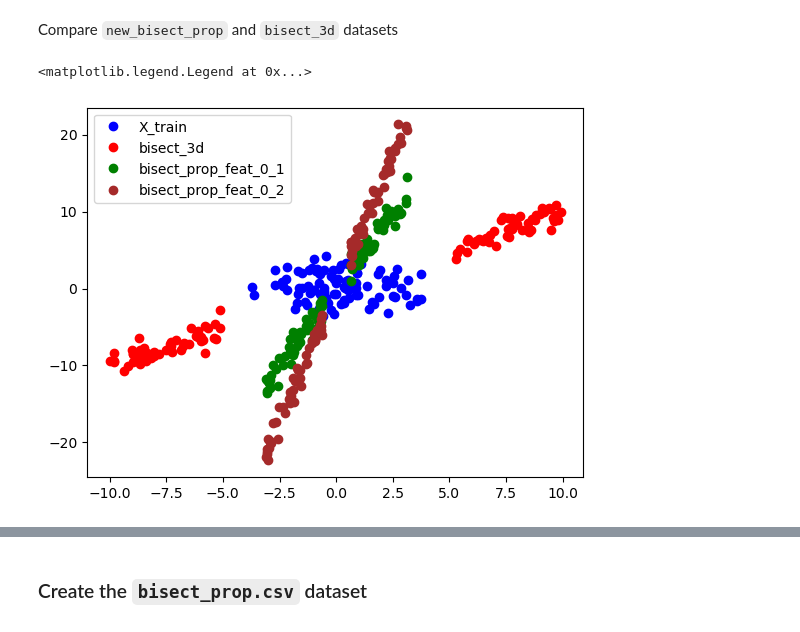
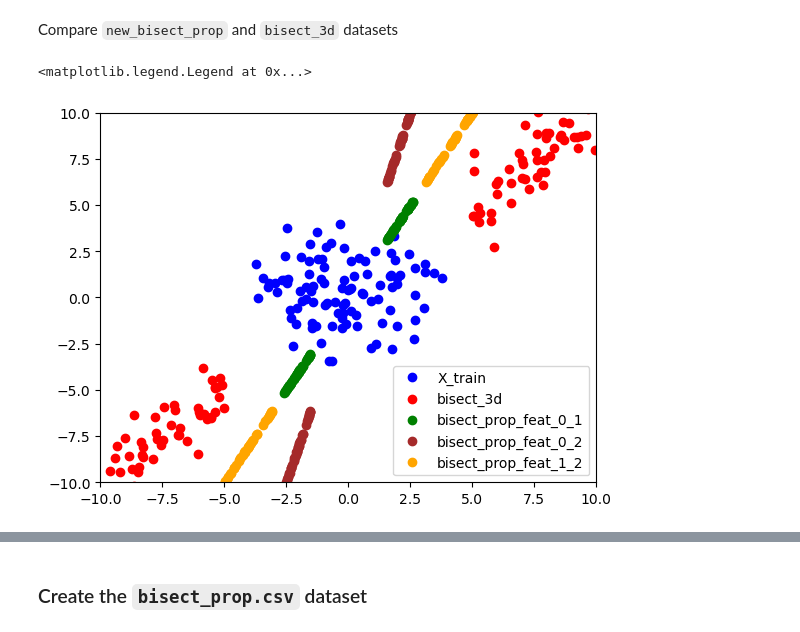
Before and after one commit to alessioarcudi/ExIFFI, a Jupyter notebook: notebooks/synthetic_datasets.ipynb, the cells around one changed output, grey strips where cells are left out. Cells and saved outputs as stored; diff of their text form; code cells hidden in the pictures.

```diff
--- a/notebooks/synthetic_datasets.ipynb
+++ b/notebooks/synthetic_datasets.ipynb
@@ -362,9 +362,9 @@ def new_bisect_prop(size,d,v,dim=6):
     data=np.zeros(shape=(size,dim))
     x=np.random.uniform(0,5,size=size)
     u=v/np.linalg.norm(v)
-    data[:,0] = d*u[0]+x*v[0]
-    data[:,1] = d*u[1]+x*v[1] + np.random.normal(0,1,size=size)
-    data[:,2] = d*u[2]+x*v[2] + np.random.normal(0,1,size=size)
+    data[:,0] = d*u[0]+x*u[0]
+    data[:,1] = d*u[1]+x*u[1]
+    data[:,2] = d*u[2]+x*u[2]
 
     for i in range(3,dim):
         data[:,i]=np.random.normal(0,1,size=size)
@@ -403,16 +403,19 @@ Compare `new_bisect_prop` and `bisect_3d` datasets
 # %%
 X_train=np.array(generate_random_points_in_ball(100,6,5))
 X_bisect_3d=np.row_stack((bisect(50,5,10,3),bisect(50,-10,-5,3)))
-d=5
-# v=np.array([1,2,3,0,0,0])
-v=np.array([0.5,2,3.5,0,0,0])
+d=7
+# v=np.array([1,1,0,0,0,0])
+v=np.array([1,2,4,0,0,0])
 X_bisect_prop=np.row_stack((new_bisect_prop(50,d,v),new_bisect_prop(50,d,-v)))
 X=np.r_[X_train,X_bisect_3d]
 plt.plot(X_train[:,0],X_train[:,1],'o',color='blue',label='X_train')
 plt.plot(X_bisect_3d[:,0],X_bisect_3d[:,1],'o',color='red',label='bisect_3d')
 plt.plot(X_bisect_prop[:,0],X_bisect_prop[:,1],'o',color='green',label='bisect_prop_feat_0_1')
 plt.plot(X_bisect_prop[:,0],X_bisect_prop[:,2],'o',color='brown',label='bisect_prop_feat_0_2')
+plt.plot(X_bisect_prop[:,1],X_bisect_prop[:,2],'o',color='orange',label='bisect_prop_feat_1_2')
+plt.xlim([-10,10])
+plt.ylim([-10,10])
 plt.legend()
 # %% [output]
 <matplotlib.legend.Legend at 0x...>
-[figure, old version]
+[figure, new version]
```
Also changed, not shown: parts of 9 cells of this notebook, 3 other files.
